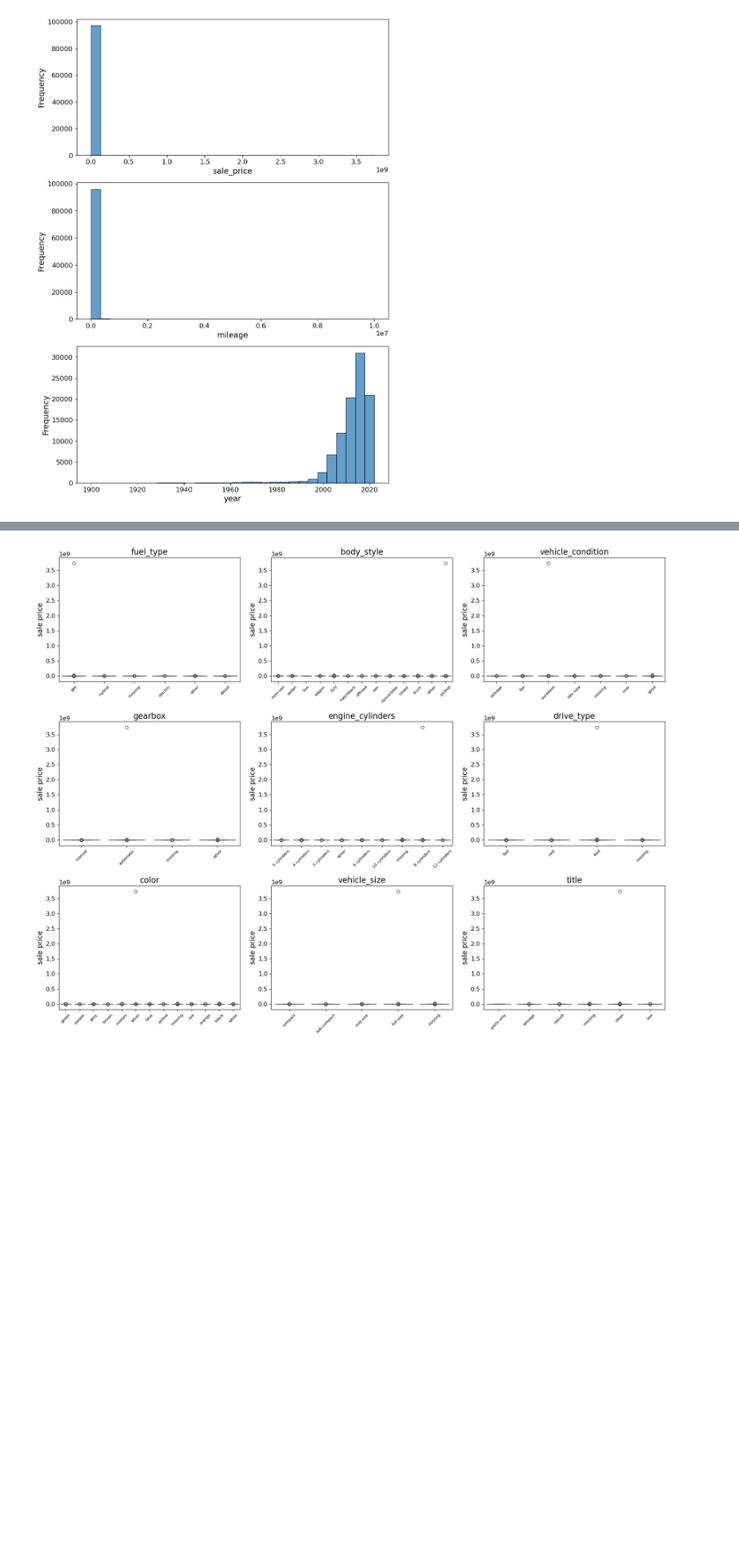
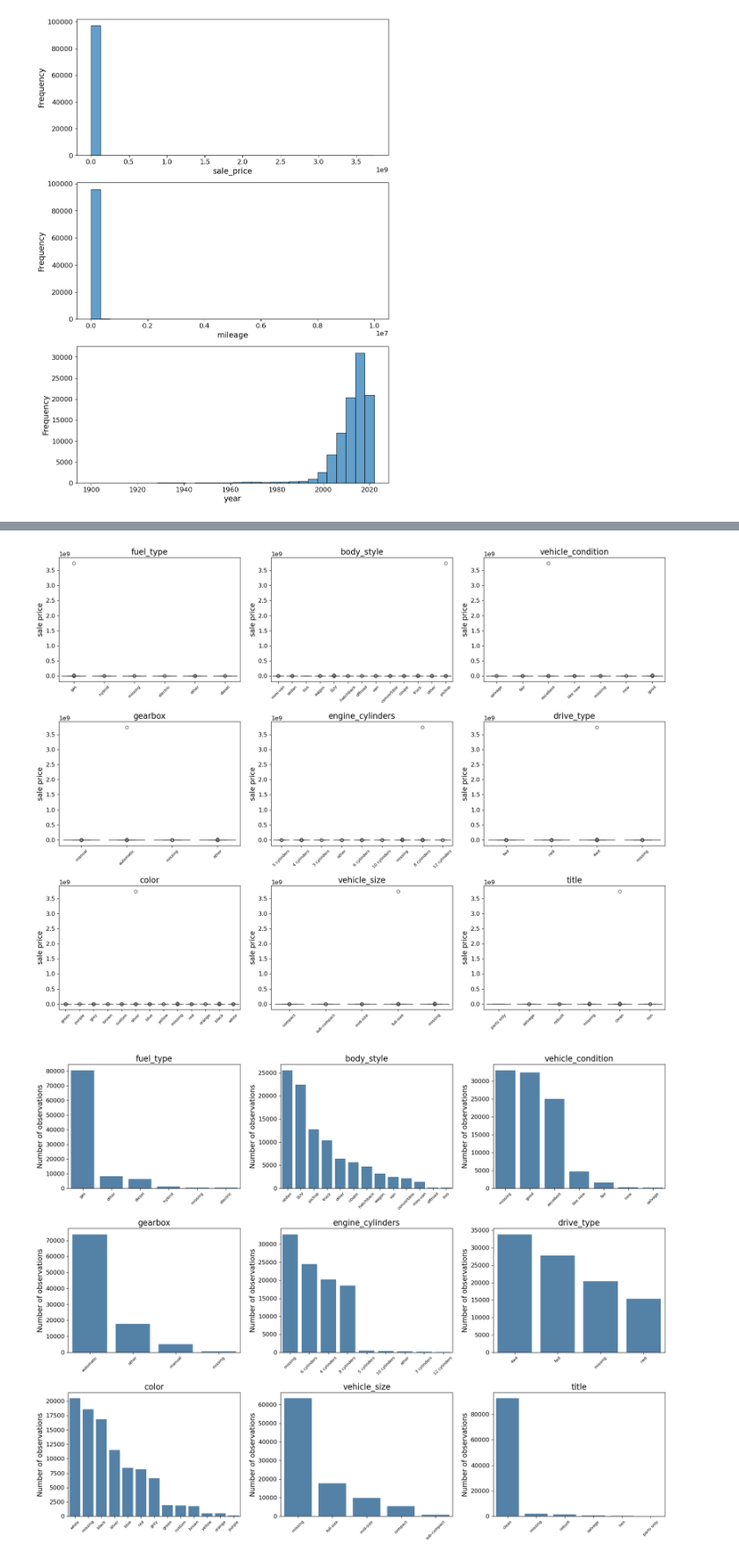
Before and after one commit to DavidVuk2000/machine-learning-2627-assignment, a Jupyter notebook: juul_scrapjupyter.ipynb, the cells around one changed output, grey strips where cells are left out. Shown at 88% size. Saved outputs shown, nothing was run; the diff lists cells and outputs as text; code cells hidden in the pictures; blank space fills up the shorter version.

```diff
--- a/juul_scrapjupyter.ipynb
+++ b/juul_scrapjupyter.ipynb
@@ -175,33 +176,53 @@ for ax, col in zip(axes.ravel(), classes_df_20.columns):
     # sort boxes by median price
     order = plot_df.groupby(col)["price"].median().sort_values().index
 
     sns.boxplot(data=plot_df, x=col, y="price", order=order,
                 ax=ax, showfliers=True, color="steelblue")
     ax.set_title(col)
     ax.set_xlabel("")
     ax.set_ylabel("sale price")
     ax.tick_params(axis="x", rotation=45, labelsize=8)
 
 plt.tight_layout()
+plt.savefig("Figures/DataVisualization/boxplots_before.png", dpi=250, bbox_inches="tight")
 plt.show()
+
+# Boxplot for less than 10 unique values with sales price as target value
+fig, axes = plt.subplots(3, 3, figsize=(18, 14))
+for ax, col in zip(axes.ravel(), classes_df_20.columns):
+    plot_df = classes_df_20[[col]].copy()
+    plot_df[col] = plot_df[col].fillna("missing")
+    # Sort categories by frequency
+    order = plot_df[col].value_counts().index
+    sns.countplot(data=plot_df, x=col, order=order, ax=ax, color="steelblue")
+
+    ax.set_title(col)
+    ax.set_xlabel("")
+    ax.set_ylabel("Number of observations")
+    ax.tick_params(axis="x", rotation=45, labelsize=8)
+
+plt.tight_layout()
+plt.savefig("Figures/DataVisualization/histograms_categorical_before.png", dpi=250, bbox_inches="tight")
+plt.show()
 # %% [output]
           feature  n_unique most_frequent  count  percent  n_missing  percent_missing
             title         6         clean  92504    95.04       2082             2.14
         fuel_type         5           gas  80558    82.77        565             0.58
           gearbox         3     automatic  73838    75.86        529             0.54
        drive_type         3           4wd  33838    34.77      20337            20.89
 vehicle_condition         6          good  32492    33.38      33062            33.97
        body_style        13         sedan  25542    26.24          0             0.00
  engine_cylinders         8   6 cylinders  24532    25.20      32762            33.66
             color        12         white  20471    21.03      18581            19.09
      vehicle_size         4     full-size  17741    18.23      63418            65.16
             brand        41          ford  15385    15.81       3283             3.37
          location        51            ca  11940    12.27          0             0.00
     vehicle_model     13037         f-150   1920     1.97        850             0.87
            region       404      columbus    947     0.97          0             0.00
 Double rows for catagorical values:
  8223
 [figure]
+[figure, added]
 # %%
 # --- MISSING VALUES ---
 df[num_cols] = df[num_cols].fillna(df[num_cols].median())
```
Also changed, not shown: parts of 10 cells of this notebook, 13 other files.
